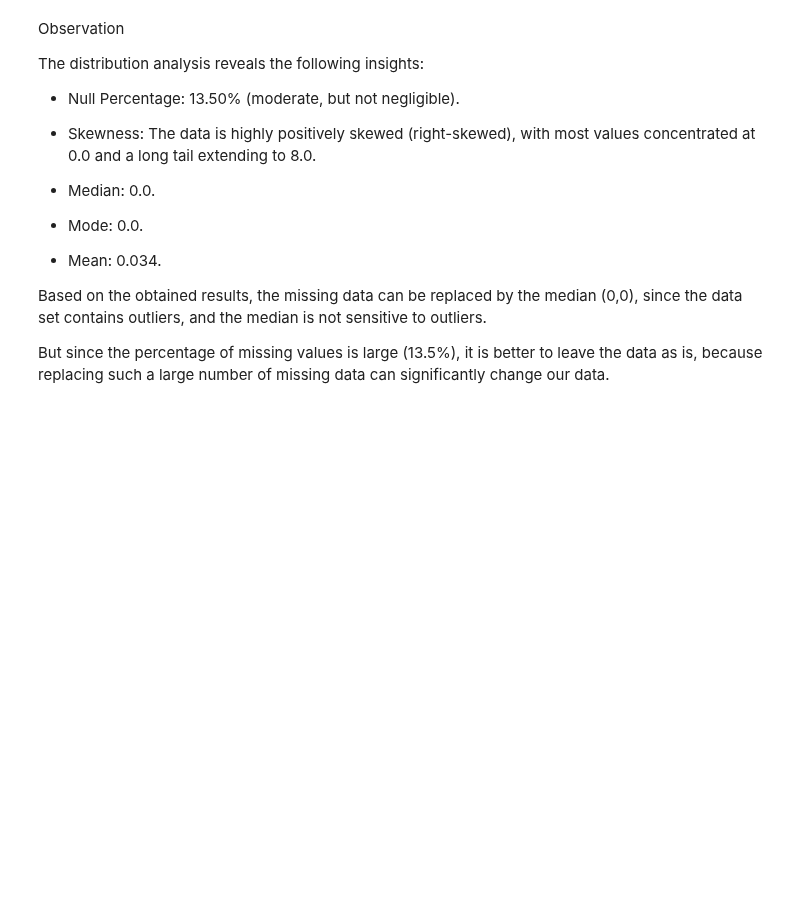
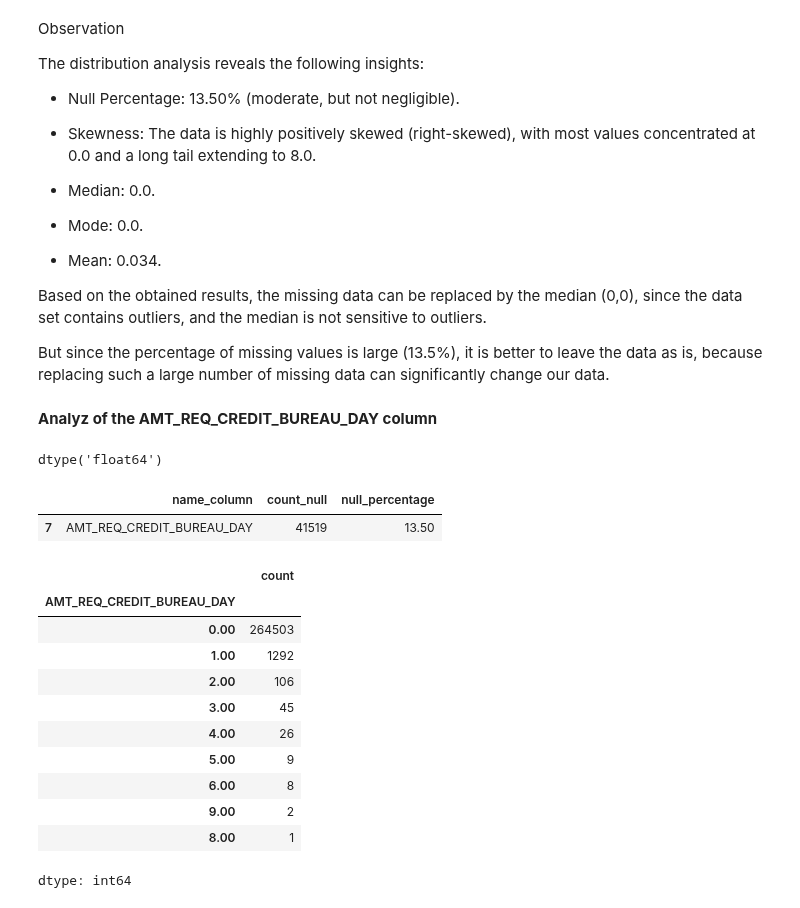
Before and after one commit to KharchenkoAnastasia/credit-default-risk-analysis, a Jupyter notebook: Home_Credit_Default_Risk.ipynb, the cells around one changed output. Saved outputs shown, nothing was run; the diff lists cells and outputs as text; code cells hidden in the pictures; blank space fills up the shorter version.

```diff
--- a/Home_Credit_Default_Risk.ipynb
+++ b/Home_Credit_Default_Risk.ipynb
@@ -845,0 +846,26 @@
+# %% [markdown]
+**Analyz of the AMT_REQ_CREDIT_BUREAU_DAY column**
+# %%
+df['AMT_REQ_CREDIT_BUREAU_DAY'].dtype
+# %% [output]
+dtype('float64')
+# %%
+null_df_under40.loc[null_df_under40["name_column"]=='AMT_REQ_CREDIT_BUREAU_DAY']
+# %% [output]
+|  | name_column | count_null | null_percentage |
+| 7 | AMT_REQ_CREDIT_BUREAU_DAY | 41519 | 13.50 |
+# %%
+df['AMT_REQ_CREDIT_BUREAU_DAY'].value_counts()
+# %% [output]
+|  | count |
+| AMT_REQ_CREDIT_BUREAU_DAY |  |
+| 0.00 | 264503 |
+| 1.00 | 1292 |
+| 2.00 | 106 |
+| 3.00 | 45 |
+| 4.00 | 26 |
+| 5.00 | 9 |
+| 6.00 | 8 |
+| 9.00 | 2 |
+| 8.00 | 1 |
+dtype: int64
```
Also changed, not shown: parts of 8 cells of this notebook.
